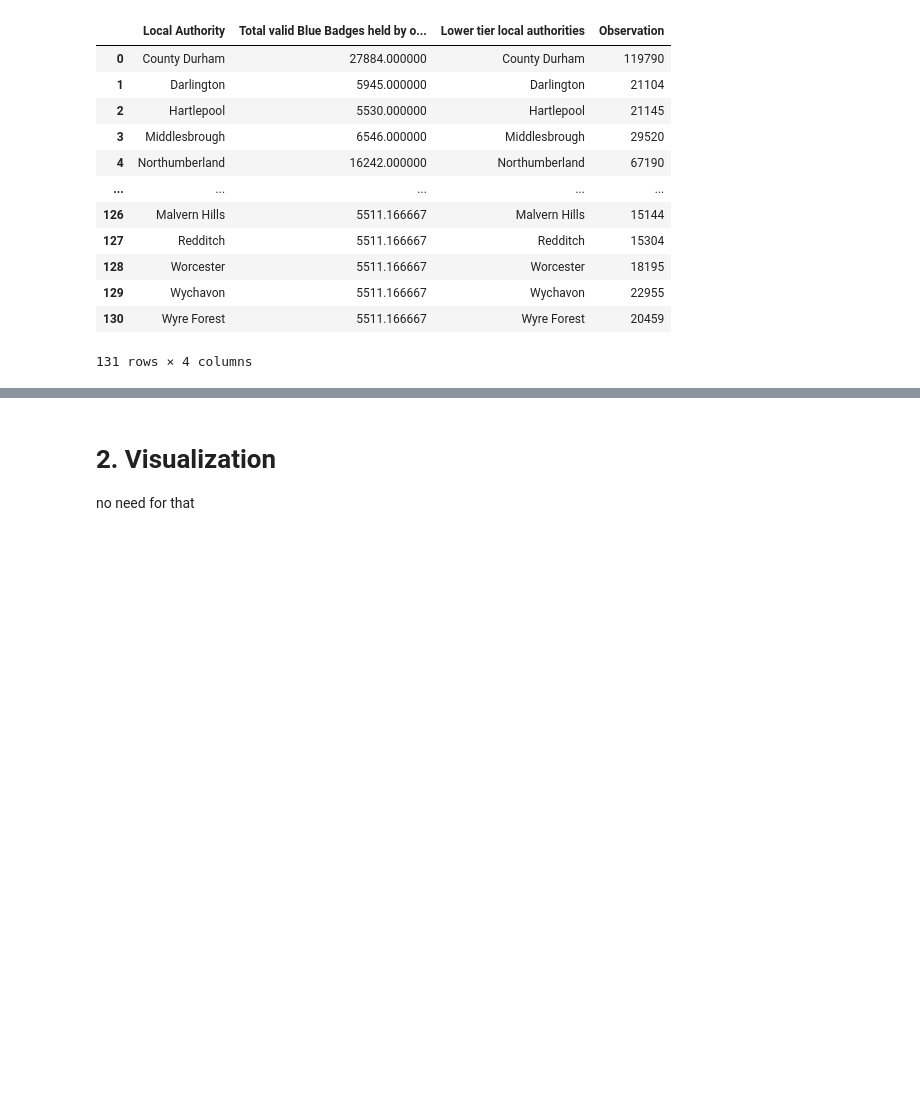
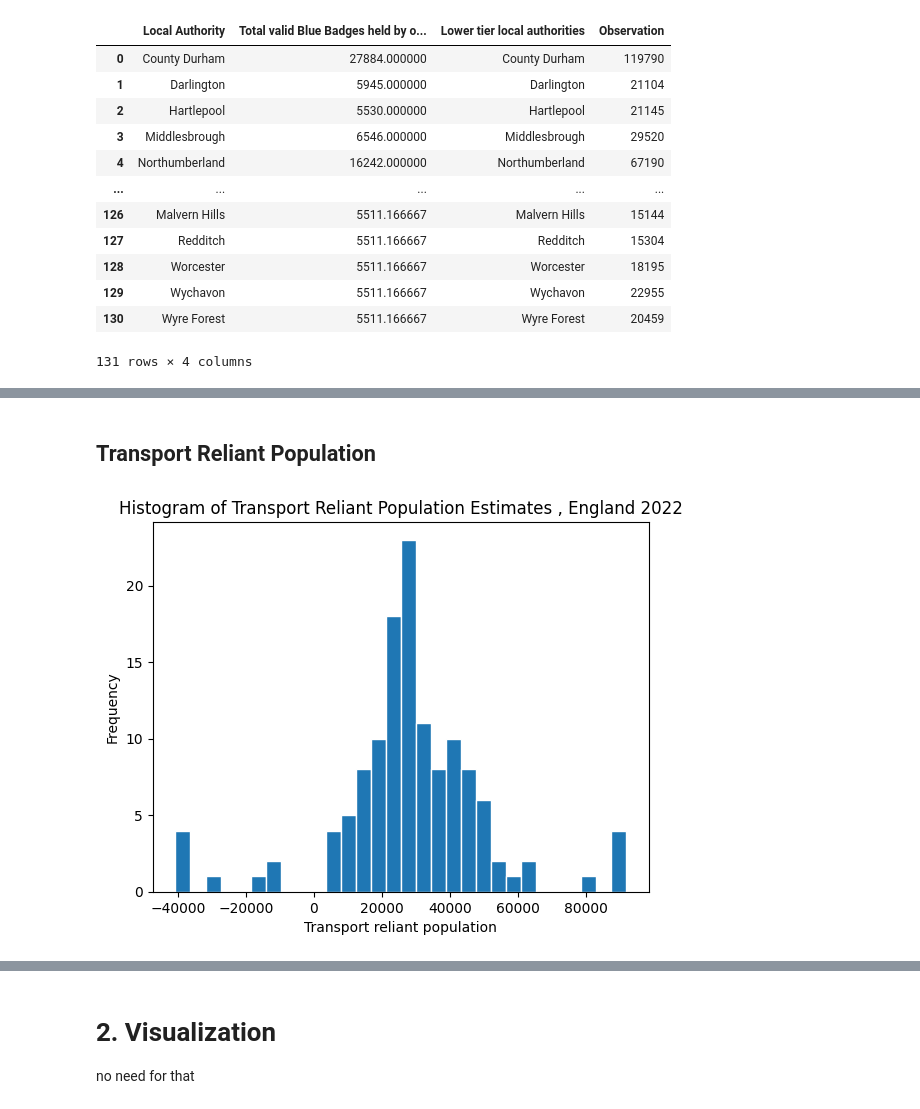
Before and after one commit to bofeng2268/qm2, a Jupyter notebook: analysis_plot_1.ipynb, the cells around one changed output, grey strips where cells are left out. Drawn from its saved outputs; the diff is of its cells as text; code cells hidden in the pictures; blank space fills up the shorter version.

```diff
--- a/analysis_plot_1.ipynb
+++ b/analysis_plot_1.ipynb
@@ -412,0 +509,11 @@ summary
+# %% [markdown]
+## Transport Reliant Population
+# %%
+plt.hist(reg_df['Transport_reliant_population'], bins=30, edgecolor='white', density=False)
+
+plt.ylabel('Frequency')
+plt.xlabel('Transport reliant population') # add a label to the x axis
+plt.title("Histogram of Transport Reliant Population Estimates , England 2022")
+plt.show()
+# %% [output]
+[figure, added]
```
Also changed, not shown: parts of 38 cells of this notebook.
